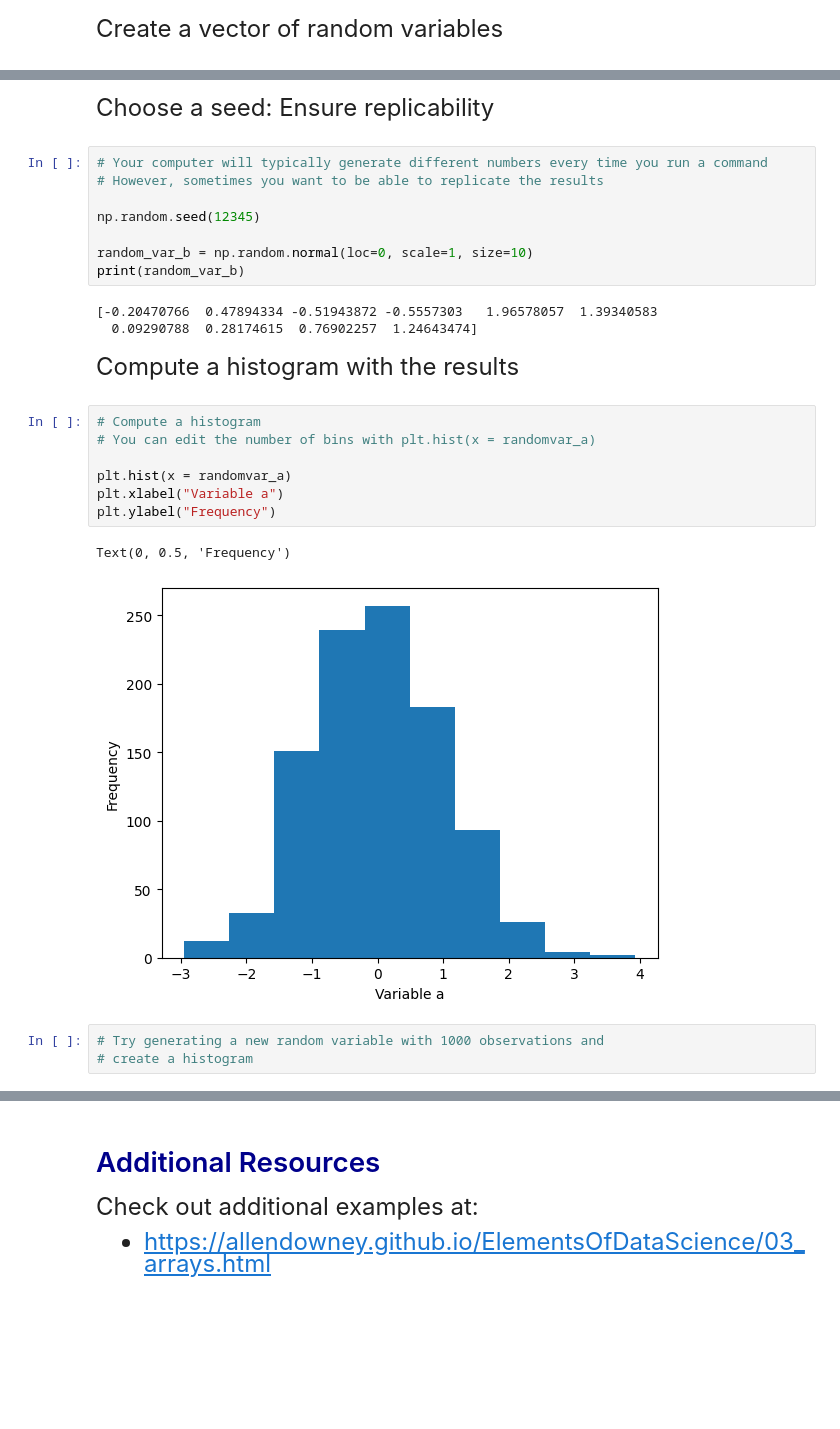
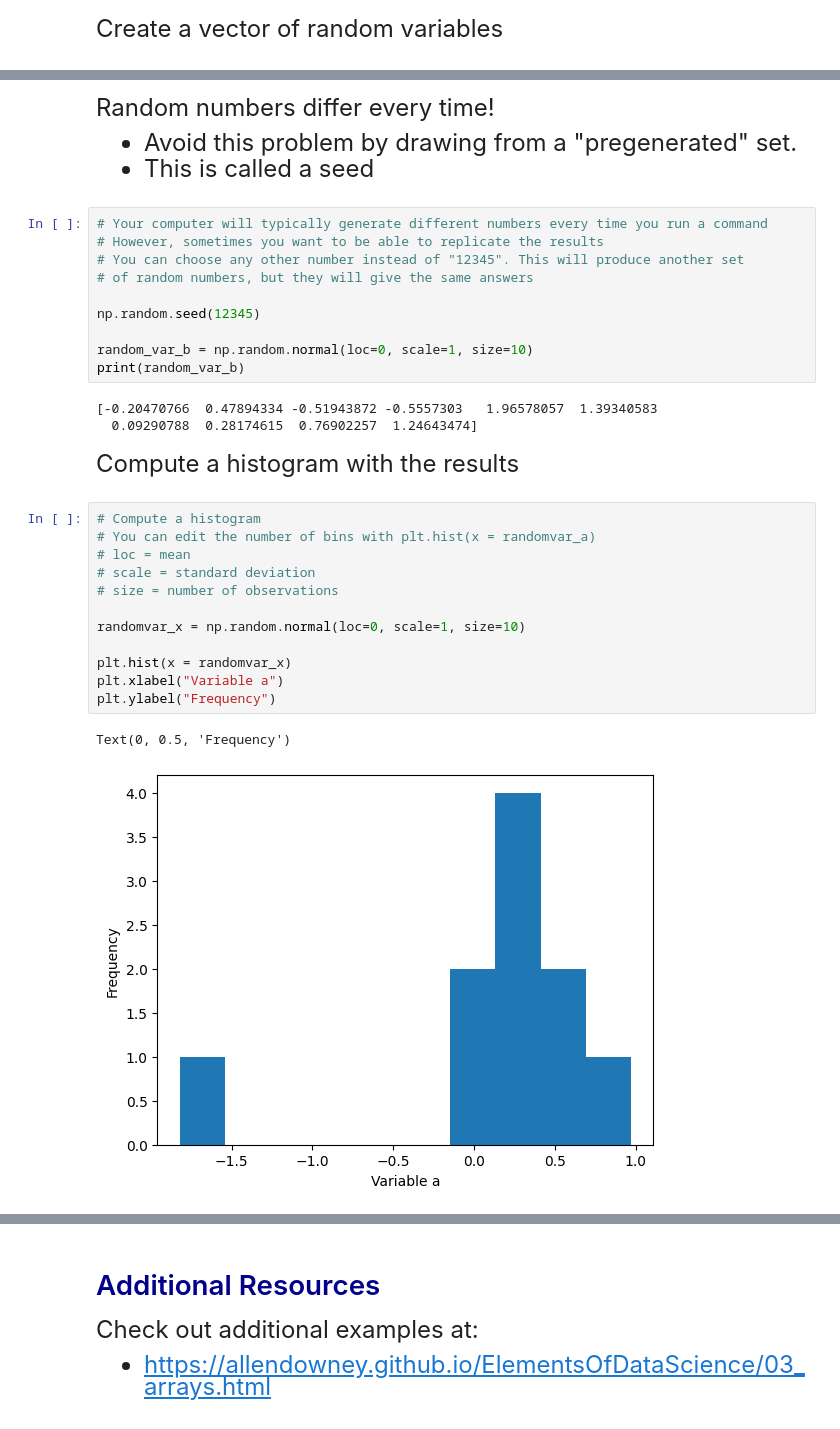
Before and after one commit to jschen01/EmoryQTM151, a Jupyter notebook: Lecture 03/Lecture 3 (personal notes).ipynb, the cells around one changed output, grey strips where cells are left out. Cells and saved outputs as stored; diff of their text form; blank space fills up the shorter version.

```diff
--- a/Lecture 03/Lecture 3 (personal notes).ipynb
+++ b/Lecture 03/Lecture 3 (personal notes).ipynb
@@ -180,10 +235,15 @@ print(randomvar_a)
-# %% [markdown]
-<font size = "5">
-
-Choose a seed: Ensure replicability
+# %% [markdown]
+<font size = "5">
+
+Random numbers differ every time!
+
+- Avoid this problem by drawing from a "pregenerated" set.
+- This is called a seed
 # %%
 # Your computer will typically generate different numbers every time you run a command
 # However, sometimes you want to be able to replicate the results
+# You can choose any other number instead of "12345". This will produce another set
+# of random numbers, but they will give the same answers
 
 np.random.seed(12345)
 
@@ -199,13 +259,15 @@ Compute a histogram with the results
 # %%
 # Compute a histogram
 # You can edit the number of bins with plt.hist(x = randomvar_a)
+# loc = mean
+# scale = standard deviation
+# size = number of observations
 
-plt.hist(x = randomvar_a)
+randomvar_x = np.random.normal(loc=0, scale=1, size=10)
+
+plt.hist(x = randomvar_x)
 plt.xlabel("Variable a")
 plt.ylabel("Frequency")
 # %% [output]
 Text(0, 0.5, 'Frequency')
-[figure, old version]
+[figure, new version]
-# %%
-# Try generating a new random variable with 1000 observations and
-# create a histogram
```
Also changed, not shown: parts of 41 cells of this notebook.
